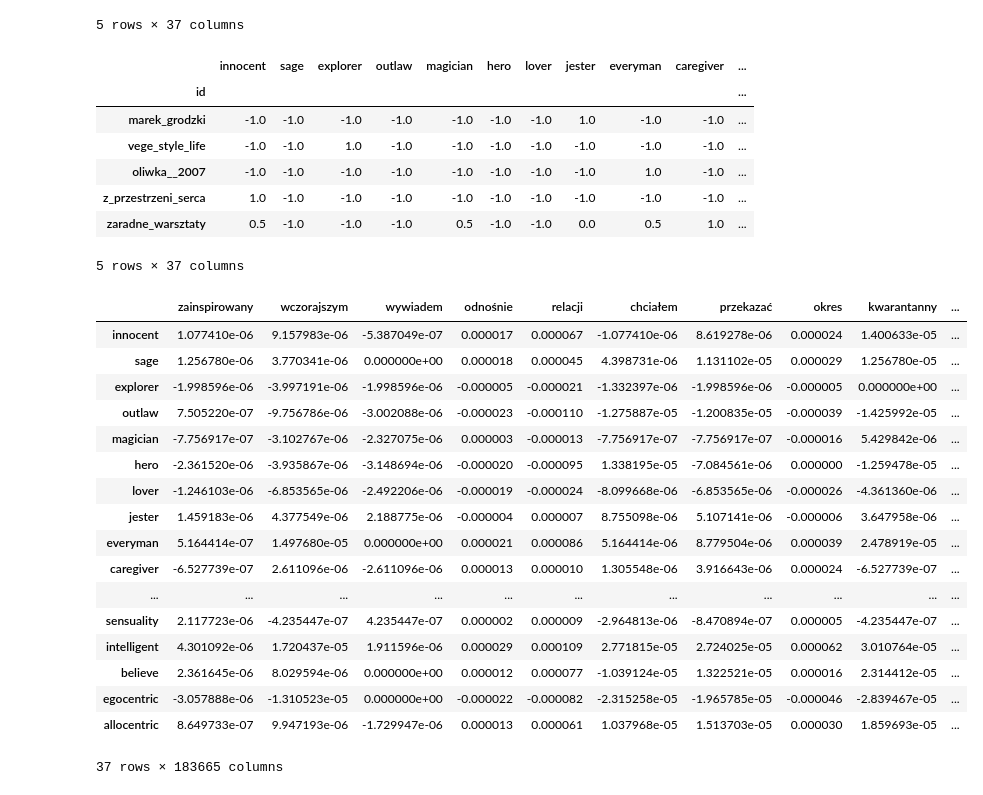
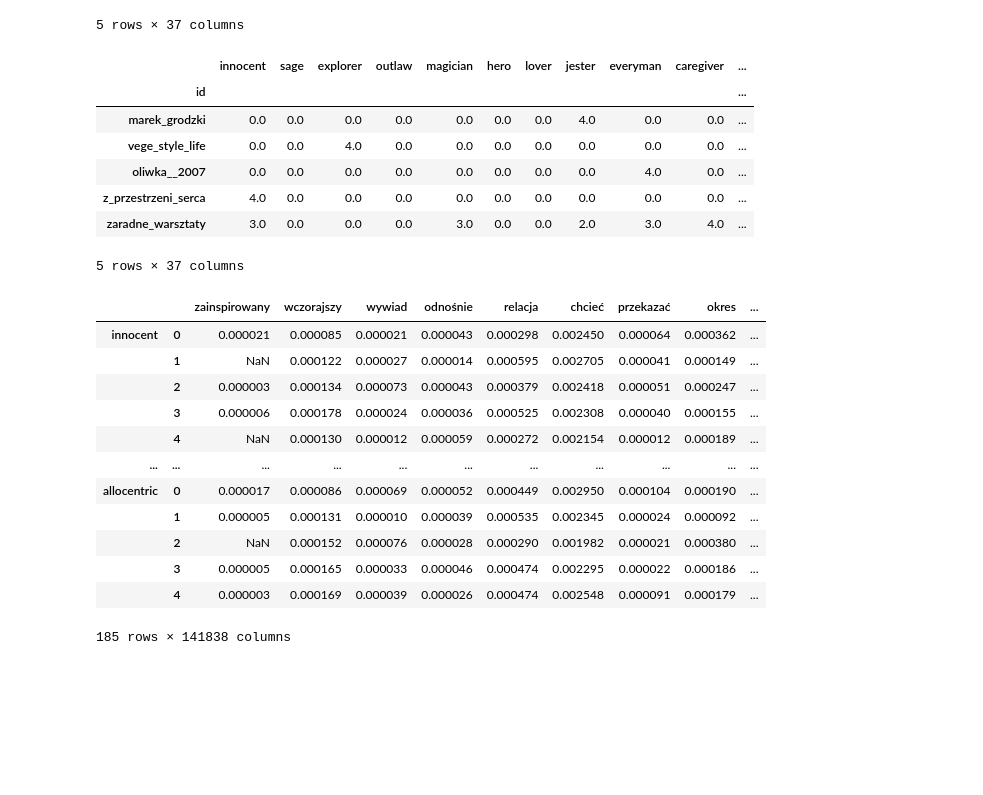
Before and after one commit to Maelstro/twitter-semantic-analysis, a Jupyter notebook: instagram_analysis/instagram_word_trait_association.ipynb, the cells around one changed output. Drawn from its saved outputs; the diff is of its cells as text; code cells hidden in the pictures; blank space fills up the shorter version.

```diff
--- a/instagram_analysis/instagram_word_trait_association.ipynb
+++ b/instagram_analysis/instagram_word_trait_association.ipynb
@@ -42,13 +42,7 @@ arch_df.head()
 5 rows × 37 columns
 # %%
 # Table preprocessing - replace all NaN with 2 (Unrelated/Don't know class), replace 0-5 values with the ones in range -1.0 - 1.0
-arch_df = arch_df.fillna(2.0)
-
-arch_df = arch_df.replace(0.0, -1.0)
-arch_df = arch_df.replace(1.0, -0.5)
-arch_df = arch_df.replace(2.0, 0.0)
-arch_df = arch_df.replace(3.0, 0.5)
-arch_df = arch_df.replace(4.0, 1.0)
+arch_df = arch_df.fillna(2)
 
 # Remove duplicated annotations, to exclude conflicting entries
 arch_df = arch_df[~arch_df.index.duplicated(keep='first')]
@@ -58,11 +52,11 @@ arch_df.head()
 # %% [output]
 |  | innocent | sage | explorer | outlaw | magician | hero | lover | jester | everyman | caregiver | ... |
 | id |  |  |  |  |  |  |  |  |  |  | ... |
-| marek_grodzki | -1.0 | -1.0 | -1.0 | -1.0 | -1.0 | -1.0 | -1.0 | 1.0 | -1.0 | -1.0 | ... |
-| vege_style_life | -1.0 | -1.0 | 1.0 | -1.0 | -1.0 | -1.0 | -1.0 | -1.0 | -1.0 | -1.0 | ... |
-| oliwka__2007 | -1.0 | -1.0 | -1.0 | -1.0 | -1.0 | -1.0 | -1.0 | -1.0 | 1.0 | -1.0 | ... |
-| z_przestrzeni_serca | 1.0 | -1.0 | -1.0 | -1.0 | -1.0 | -1.0 | -1.0 | -1.0 | -1.0 | -1.0 | ... |
-| zaradne_warsztaty | 0.5 | -1.0 | -1.0 | -1.0 | 0.5 | -1.0 | -1.0 | 0.0 | 0.5 | 1.0 | ... |
+| marek_grodzki | 0.0 | 0.0 | 0.0 | 0.0 | 0.0 | 0.0 | 0.0 | 4.0 | 0.0 | 0.0 | ... |
+| vege_style_life | 0.0 | 0.0 | 4.0 | 0.0 | 0.0 | 0.0 | 0.0 | 0.0 | 0.0 | 0.0 | ... |
+| oliwka__2007 | 0.0 | 0.0 | 0.0 | 0.0 | 0.0 | 0.0 | 0.0 | 0.0 | 4.0 | 0.0 | ... |
+| z_przestrzeni_serca | 4.0 | 0.0 | 0.0 | 0.0 | 0.0 | 0.0 | 0.0 | 0.0 | 0.0 | 0.0 | ... |
+| zaradne_warsztaty | 3.0 | 0.0 | 0.0 | 0.0 | 3.0 | 0.0 | 0.0 | 2.0 | 3.0 | 4.0 | ... |
 5 rows × 37 columns
 # %%
 # Check if a user has a non-empty directory in the dataset, otherwise delete the user from the list
@@ -109,7 +103,7 @@ def merge_dicts(dict_a, dict_b) -> dict:
 # Iterate over all of the traits/archetypes
 for trait in tqdm(trait_list):
     # Select influencers which have the given archetype annotated
-    subset_df = arch_df[available_arch_df[trait] != 0][trait]
+    subset_df = arch_df[trait]
     subset_indices = [user_indices[idx] for idx in subset_df.index.values]
     trait_weights = subset_df.tolist()
 
@@ -135,22 +175,17 @@ for trait in tqdm(trait_list):
 # %%
 # Check the calculation results
-word_df
+softmax_word_df
 # %% [output]
-|  | zainspirowany | wczorajszym | wywiadem | odnośnie | relacji | chciałem | przekazać | okres | kwarantanny | ... |
-| innocent | 1.077410e-06 | 9.157983e-06 | -5.387049e-07 | 0.000017 | 0.000067 | -1.077410e-06 | 8.619278e-06 | 0.000024 | 1.400633e-05 | ... |
-| sage | 1.256780e-06 | 3.770341e-06 | 0.000000e+00 | 0.000018 | 0.000045 | 4.398731e-06 | 1.131102e-05 | 0.000029 | 1.256780e-05 | ... |
-| explorer | -1.998596e-06 | -3.997191e-06 | -1.998596e-06 | -0.000005 | -0.000021 | -1.332397e-06 | -1.998596e-06 | -0.000005 | 0.000000e+00 | ... |
-| outlaw | 7.505220e-07 | -9.756786e-06 | -3.002088e-06 | -0.000023 | -0.000110 | -1.275887e-05 | -1.200835e-05 | -0.000039 | -1.425992e-05 | ... |
-| magician | -7.756917e-07 | -3.102767e-06 | -2.327075e-06 | 0.000003 | -0.000013 | -7.756917e-07 | -7.756917e-07 | -0.000016 | 5.429842e-06 | ... |
-| hero | -2.361520e-06 | -3.935867e-06 | -3.148694e-06 | -0.000020 | -0.000095 | 1.338195e-05 | -7.084561e-06 | 0.000000 | -1.259478e-05 | ... |
-| lover | -1.246103e-06 | -6.853565e-06 | -2.492206e-06 | -0.000019 | -0.000024 | -8.099668e-06 | -6.853565e-06 | -0.000026 | -4.361360e-06 | ... |
-| jester | 1.459183e-06 | 4.377549e-06 | 2.188775e-06 | -0.000004 | 0.000007 | 8.755098e-06 | 5.107141e-06 | -0.000006 | 3.647958e-06 | ... |
-| everyman | 5.164414e-07 | 1.497680e-05 | 0.000000e+00 | 0.000021 | 0.000086 | 5.164414e-06 | 8.779504e-06 | 0.000039 | 2.478919e-05 | ... |
-| caregiver | -6.527739e-07 | 2.611096e-06 | -2.611096e-06 | 0.000013 | 0.000010 | 1.305548e-06 | 3.916643e-06 | 0.000024 | -6.527739e-07 | ... |
+|  |  | zainspirowany | wczorajszy | wywiad | odnośnie | relacja | chcieć | przekazać | okres | ... |
+| innocent | 0 | 0.000021 | 0.000085 | 0.000021 | 0.000043 | 0.000298 | 0.002450 | 0.000064 | 0.000362 | ... |
+|  | 1 | NaN | 0.000122 | 0.000027 | 0.000014 | 0.000595 | 0.002705 | 0.000041 | 0.000149 | ... |
+|  | 2 | 0.000003 | 0.000134 | 0.000073 | 0.000043 | 0.000379 | 0.002418 | 0.000051 | 0.000247 | ... |
+|  | 3 | 0.000006 | 0.000178 | 0.000024 | 0.000036 | 0.000525 | 0.002308 | 0.000040 | 0.000155 | ... |
+|  | 4 | NaN | 0.000130 | 0.000012 | 0.000059 | 0.000272 | 0.002154 | 0.000012 | 0.000189 | ... |
 | ... | ... | ... | ... | ... | ... | ... | ... | ... | ... | ... |
-| sensuality | 2.117723e-06 | -4.235447e-07 | 4.235447e-07 | 0.000002 | 0.000009 | -2.964813e-06 | -8.470894e-07 | 0.000005 | -4.235447e-07 | ... |
-| intelligent | 4.301092e-06 | 1.720437e-05 | 1.911596e-06 | 0.000029 | 0.000109 | 2.771815e-05 | 2.724025e-05 | 0.000062 | 3.010764e-05 | ... |
-| believe | 2.361645e-06 | 8.029594e-06 | 0.000000e+00 | 0.000012 | 0.000077 | -1.039124e-05 | 1.322521e-05 | 0.000016 | 2.314412e-05 | ... |
-| egocentric | -3.057888e-06 | -1.310523e-05 | 0.000000e+00 | -0.000022 | -0.000082 | -2.315258e-05 | -1.965785e-05 | -0.000046 | -2.839467e-05 | ... |
-| allocentric | 8.649733e-07 | 9.947193e-06 | -1.729947e-06 | 0.000013 | 0.000061 | 1.037968e-05 | 1.513703e-05 | 0.000030 | 1.859693e-05 | ... |
+| allocentric | 0 | 0.000017 | 0.000086 | 0.000069 | 0.000052 | 0.000449 | 0.002950 | 0.000104 | 0.000190 | ... |
+|  | 1 | 0.000005 | 0.000131 | 0.000010 | 0.000039 | 0.000535 | 0.002345 | 0.000024 | 0.000092 | ... |
+|  | 2 | NaN | 0.000152 | 0.000076 | 0.000028 | 0.000290 | 0.001982 | 0.000021 | 0.000380 | ... |
+|  | 3 | 0.000005 | 0.000165 | 0.000033 | 0.000046 | 0.000474 | 0.002295 | 0.000022 | 0.000186 | ... |
+|  | 4 | 0.000003 | 0.000169 | 0.000039 | 0.000026 | 0.000474 | 0.002548 | 0.000091 | 0.000179 | ... |
-37 rows × 183665 columns
+185 rows × 141838 columns
```
Also changed, not shown: parts of 12 cells of this notebook, 9 other files.
